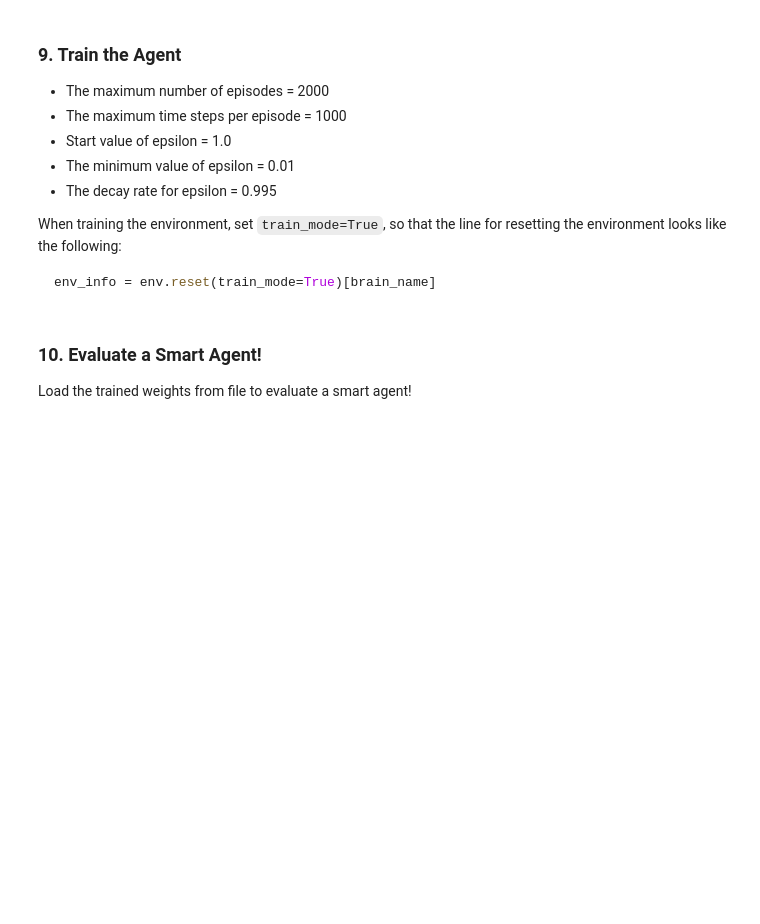
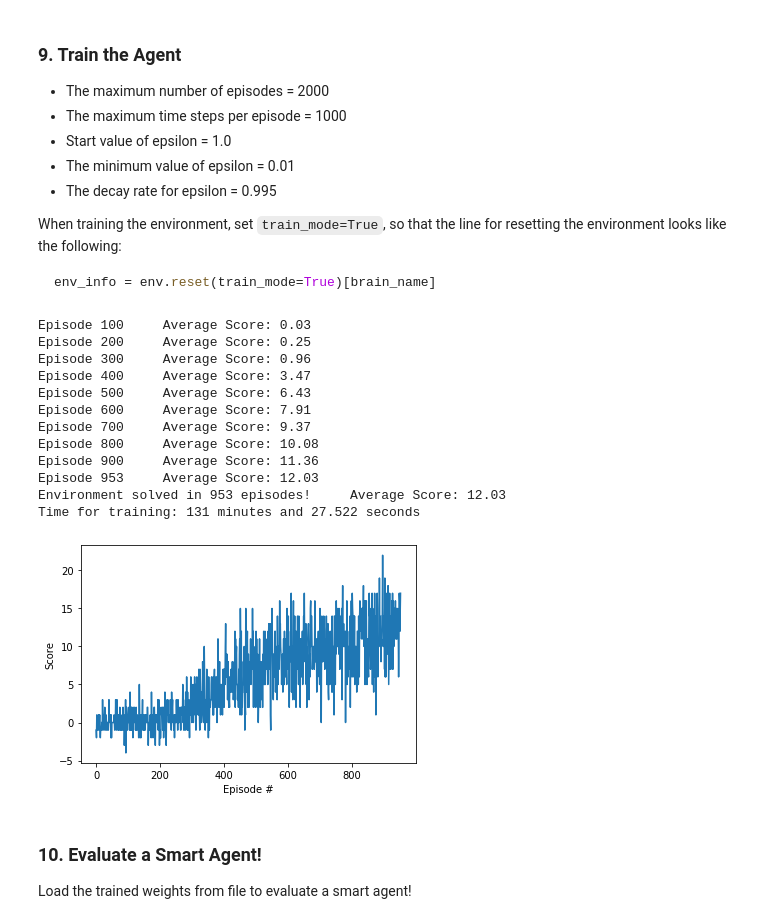
Before and after one commit to faberfred/drl-navigation-project, a Jupyter notebook: Navigation_Pixels.ipynb, the cells around one changed output. Drawn from its saved outputs; the diff is of its cells as text; code cells hidden in the pictures; blank space fills up the shorter version.

Commit message:
feat: Activate full Double-DQN functionality
Compute the indices for the next targets from the local network and the values from the target network by using these indices.

```diff
--- a/Navigation_Pixels.ipynb
+++ b/Navigation_Pixels.ipynb
@@ -321,14 +367,14 @@ class Agent():
             from each forwarded next_state!
 
         """
-#         # Get the index of the max value but NOT the value from qnetwork_local
-#         Q_expected_next_index = self.qnetwork_local(next_states).detach().max(1)[1].unsqueeze(1)
+        # Get the index of the max value but NOT the value from qnetwork_local
+        Q_expected_next_index = self.qnetwork_local(next_states).detach().max(1)[1].unsqueeze(1)
 
-#         # Use these indices to get the max Q values from the target model / target network
-#         Q_targets_next = self.qnetwork_target(next_states).gather(1, Q_expected_next_index)
+        # Use these indices to get the max Q values from the target model / target network
+        Q_targets_next = self.qnetwork_target(next_states).gather(1, Q_expected_next_index)
 
         # ==> NEW <==  Get max predicted Q values (for next states) from target model
-        Q_targets_next = self.qnetwork_target(next_states).detach().max(1)[0].unsqueeze(1)
+#         Q_targets_next = self.qnetwork_target(next_states).detach().max(1)[0].unsqueeze(1)
 
 
         """ Compute Q targets for current states:
@@ -527,6 +575,8 @@ def trainDQN(n_episodes=2000, max_t=1000, eps_start=1.0, eps_end=0.01, eps_decay
     scores = []                        # list containing scores from each episode
     scores_window = deque(maxlen=100)  # last 100 scores
     eps = eps_start                    # initialize epsilon
+
+    start_time = time.time()
 
     for i_episode in range(1, n_episodes+1):
 
@@ -561,34 +611,51 @@ def trainDQN(n_episodes=2000, max_t=1000, eps_start=1.0, eps_end=0.01, eps_decay
         scores.append(score)              # save most recent score for plotting the training development
 
         eps = max(eps_end, eps_decay*eps) # decrease epsilon till the minimal value of epsilon has been reached
 
         # print continuously the mean score of the last 100 episodes
         print('\rEpisode {}\tAverage Score: {:.2f}'.format(i_episode, np.mean(scores_window)), end="")
 
          # after each 100 episodes print mean score values into a new line
         if i_episode % 100 == 0:
             print('\rEpisode {}\tAverage Score: {:.2f}'.format(i_episode, np.mean(scores_window)))
             # save the trained network
             torch.save(agent.qnetwork_local.state_dict(), 'checkpoint.pth')
 
         # Train the network till the average score is greater or equal to 13
-        if np.mean(scores_window)>=13.0:
+        if np.mean(scores_window)>=12.0:
             print('\nEnvironment solved in {:d} episodes!\tAverage Score: {:.2f}'.format(i_episode, np.mean(scores_window)))
             # save the trained network
             torch.save(agent.qnetwork_local.state_dict(), 'checkpoint.pth')
             break
+
+    print("Time for training: {:.0f} minutes and {:.3f} seconds".format((time.time() - start_time)/60,\
+                                                                        (time.time() - start_time) % 60))
 
     return scores
 
 scores = trainDQN()
 
 # plot the scores
 fig = plt.figure()
 ax = fig.add_subplot(111)
 plt.plot(np.arange(len(scores)), scores)
 plt.ylabel('Score')
 plt.xlabel('Episode #')
 plt.show()
+# %% [output]
+Episode 100     Average Score: 0.03
+Episode 200     Average Score: 0.25
+Episode 300     Average Score: 0.96
+Episode 400     Average Score: 3.47
+Episode 500     Average Score: 6.43
+Episode 600     Average Score: 7.91
+Episode 700     Average Score: 9.37
+Episode 800     Average Score: 10.08
+Episode 900     Average Score: 11.36
+Episode 953     Average Score: 12.03
+Environment solved in 953 episodes!     Average Score: 12.03
+Time for training: 131 minutes and 27.522 seconds
+[figure, added]
 # %% [markdown]
 ### 10. Evaluate a Smart Agent!
 
```
Also changed, not shown: parts of 9 cells of this notebook, 1 other file.
